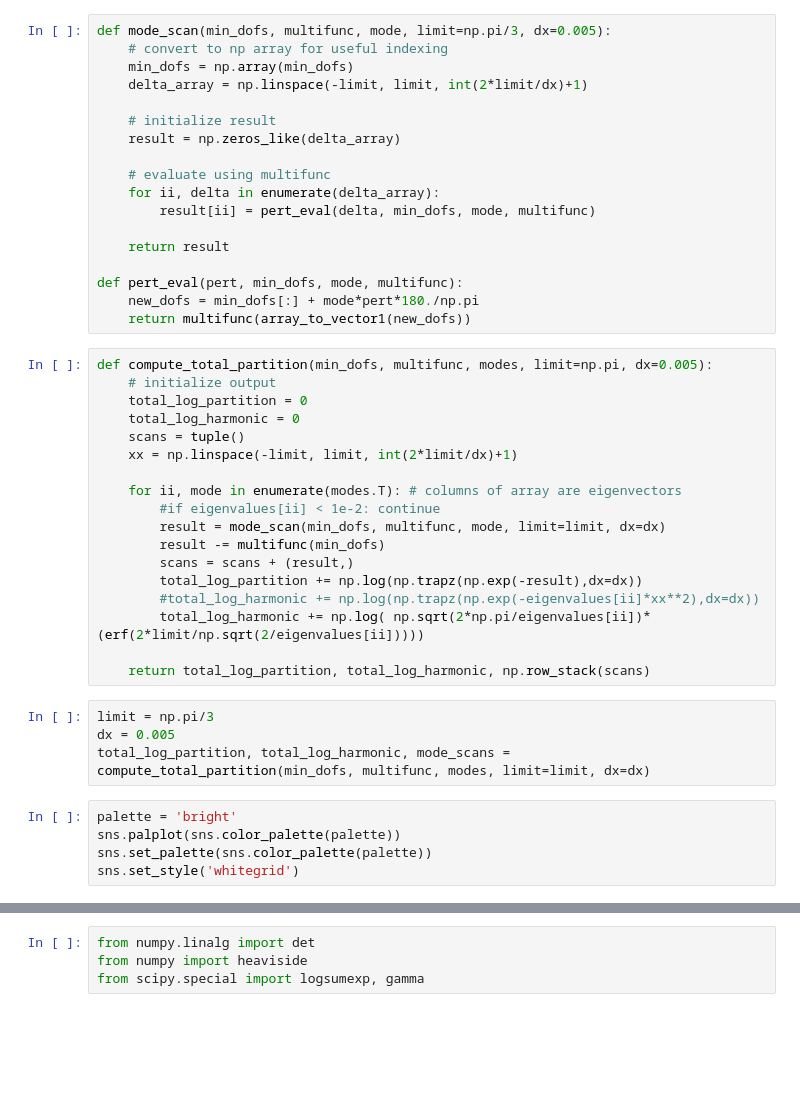
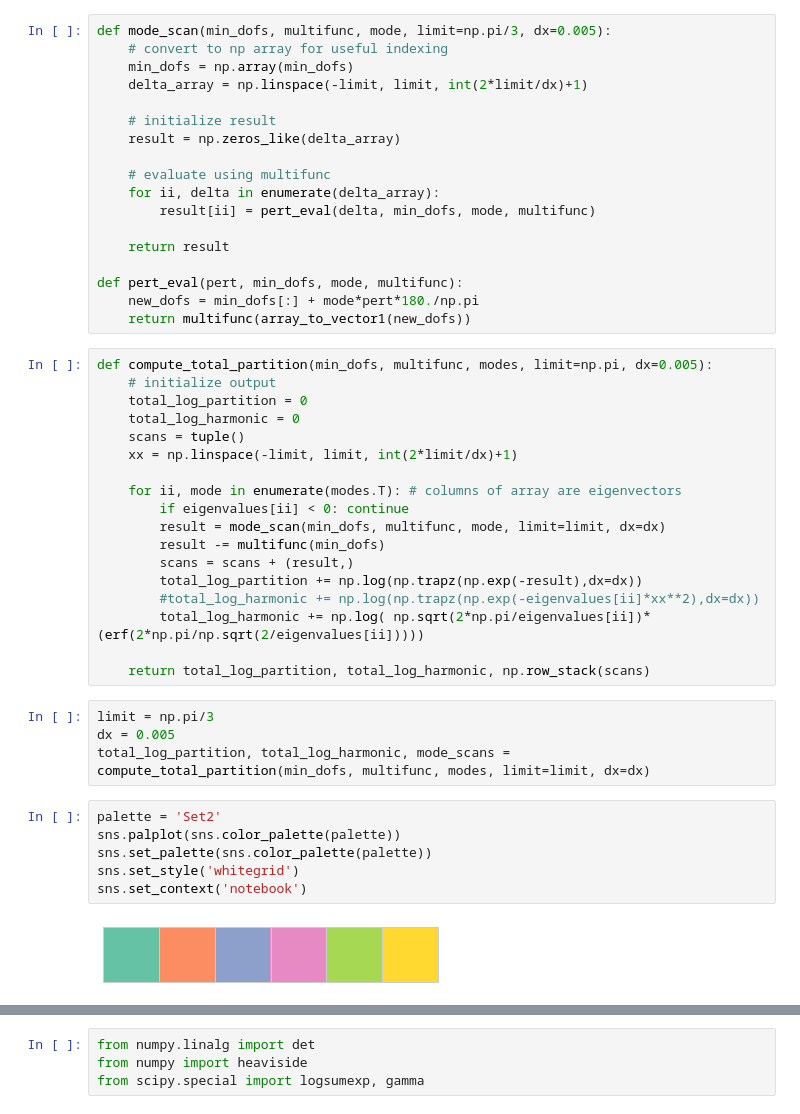
Before and after one commit to maa805/mining-minima, a Jupyter notebook: MiningMinima/scratch/new_min_and_hess_devel.ipynb, the cells around one changed output, grey strips where cells are left out. Drawn from its saved outputs; the diff is of its cells as text; blank space fills up the shorter version.

```diff
--- a/MiningMinima/scratch/new_min_and_hess_devel.ipynb
+++ b/MiningMinima/scratch/new_min_and_hess_devel.ipynb
@@ -214,13 +412,13 @@ def compute_total_partition(min_dofs, multifunc, modes, limit=np.pi, dx=0.005):
     xx = np.linspace(-limit, limit, int(2*limit/dx)+1)
 
     for ii, mode in enumerate(modes.T): # columns of array are eigenvectors
-        #if eigenvalues[ii] < 1e-2: continue
+        if eigenvalues[ii] < 0: continue
         result = mode_scan(min_dofs, multifunc, mode, limit=limit, dx=dx)
         result -= multifunc(min_dofs)
         scans = scans + (result,)
         total_log_partition += np.log(np.trapz(np.exp(-result),dx=dx))
         #total_log_harmonic += np.log(np.trapz(np.exp(-eigenvalues[ii]*xx**2),dx=dx))
-        total_log_harmonic += np.log( np.sqrt(2*np.pi/eigenvalues[ii])*(erf(2*limit/np.sqrt(2/eigenvalues[ii]))))
+        total_log_harmonic += np.log( np.sqrt(2*np.pi/eigenvalues[ii])*(erf(2*np.pi/np.sqrt(2/eigenvalues[ii]))))
 
     return total_log_partition, total_log_harmonic, np.row_stack(scans)
 # %%
@@ -228,10 +426,13 @@ limit = np.pi/3
 dx = 0.005
 total_log_partition, total_log_harmonic, mode_scans = compute_total_partition(min_dofs, multifunc, modes, limit=limit, dx=dx)
 # %%
-palette = 'bright'
+palette = 'Set2'
 sns.palplot(sns.color_palette(palette))
 sns.set_palette(sns.color_palette(palette))
 sns.set_style('whitegrid')
+sns.set_context('notebook')
+# %% [output]
+[figure, added]
 # %%
 xx = np.linspace(-limit,limit,int(2*limit/dx)+1)
 fig, ax = plt.subplots(ncols=6,nrows=5,figsize=(18,9))
```
Also changed, not shown: parts of 60 cells of this notebook.
